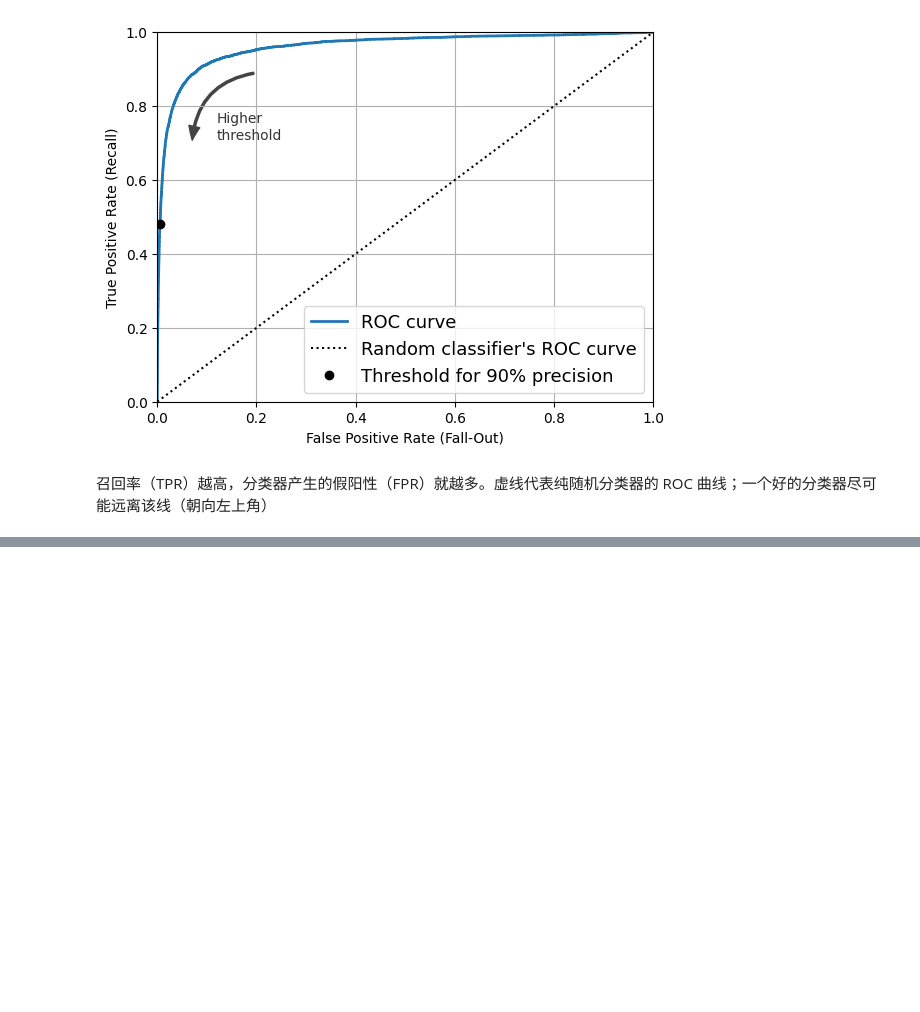
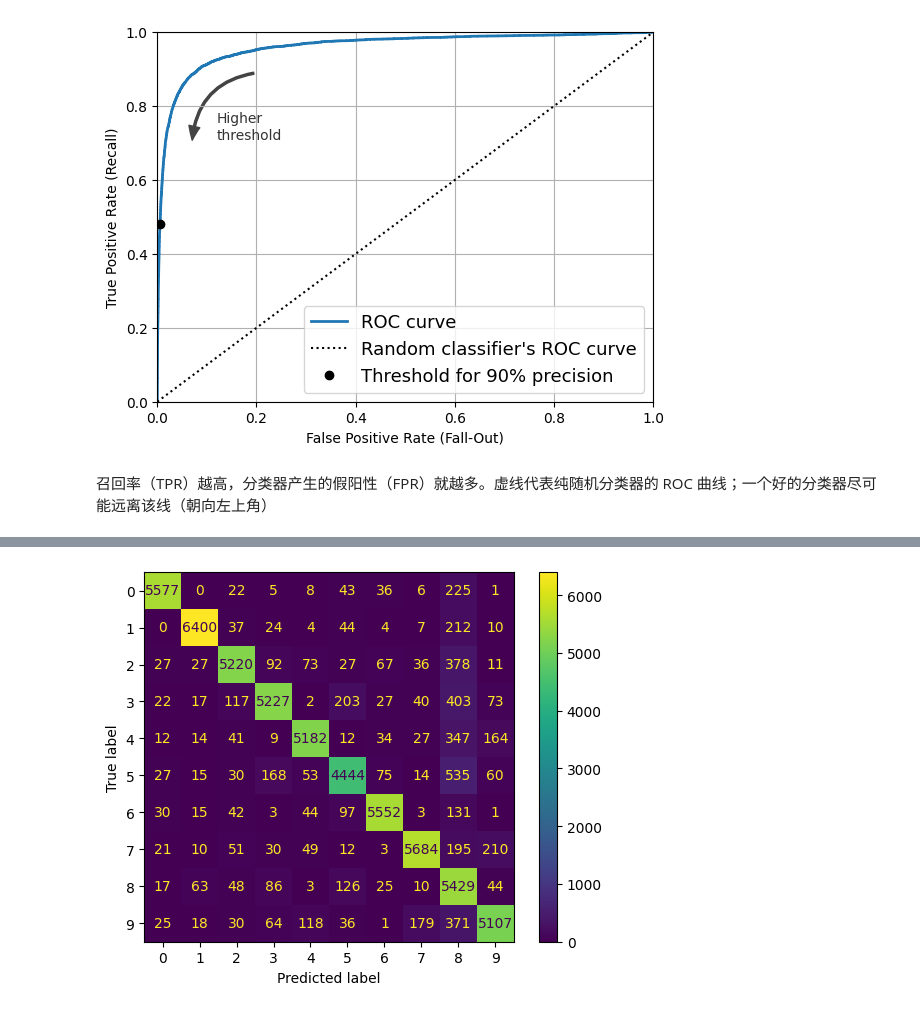
Before and after one commit to carlos19960601/mlnotes, a Jupyter notebook: hands-on-editionv3/03 Classification.ipynb, the cells around one changed output, grey strips where cells are left out. Cells and saved outputs as stored; diff of their text form; code cells hidden in the pictures; blank space fills up the shorter version.

```diff
--- a/hands-on-editionv3/03 Classification.ipynb
+++ b/hands-on-editionv3/03 Classification.ipynb
@@ -308,0 +442,4 @@ plt.show()
+# %%
+sgd_clf = SGDClassifier(random_state=42)
+sgd_clf.fit(X_train, y_train)
+sgd_clf.predict([some_digit])
@@ -308,0 +465,6 @@ plt.show()
+# %%
+from sklearn.preprocessing import StandardScaler
+
+scaler = StandardScaler()
+X_train_scaled = scaler.fit_transform(X_train.astype("float64"))
+cross_val_score(sgd_clf, X_train_scaled, y_train, cv=3, scoring="accuracy")
@@ -308,0 +479,8 @@ plt.show()
+# %%
+from sklearn.metrics import ConfusionMatrixDisplay
+
+y_train_pred = cross_val_predict(sgd_clf, X_train_scaled, y_train, cv=3)
+ConfusionMatrixDisplay.from_predictions(y_train, y_train_pred)
+plt.show()
+# %% [output]
+[figure, added]
```
Also changed, not shown: parts of 73 cells of this notebook, 1 other file.
